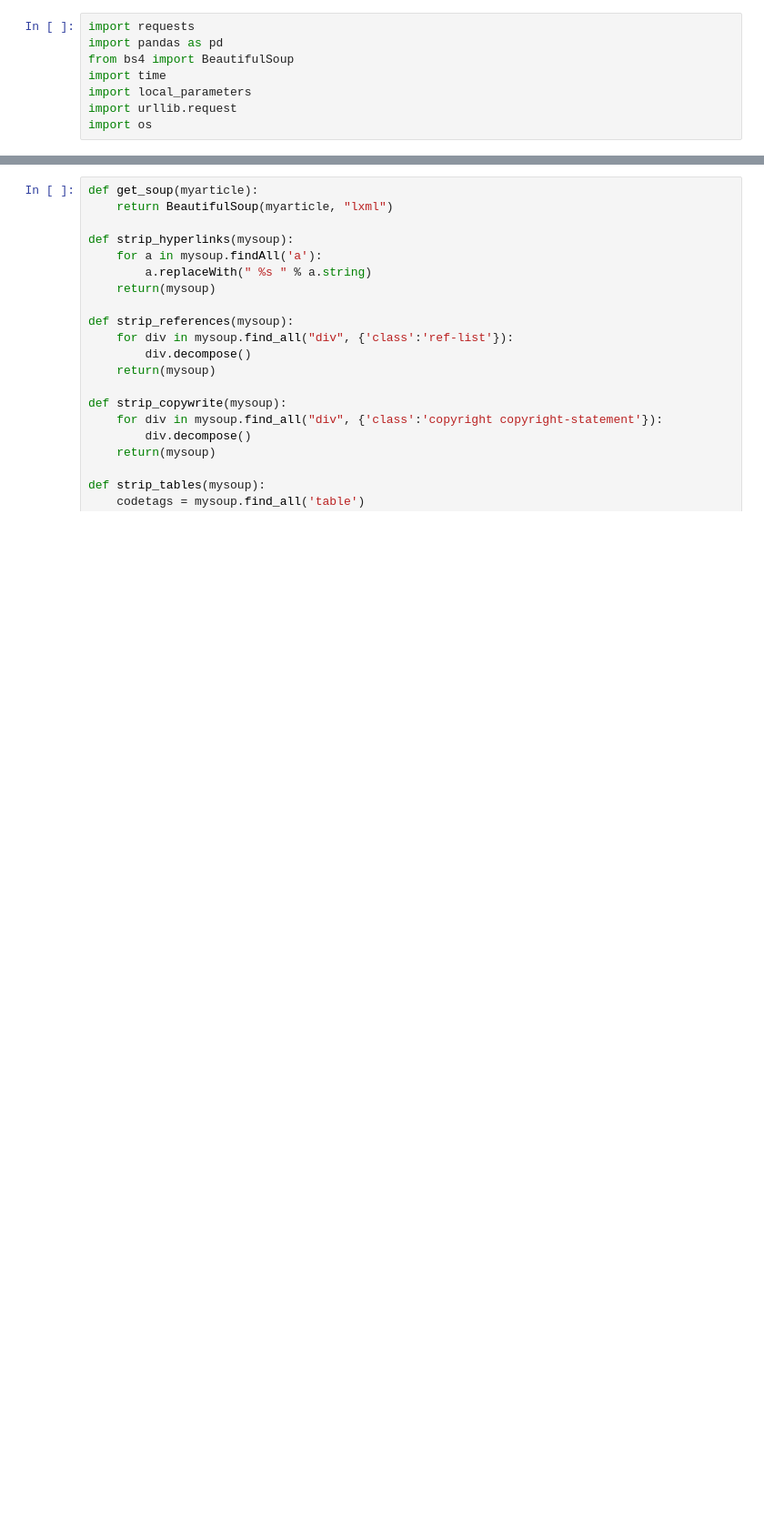
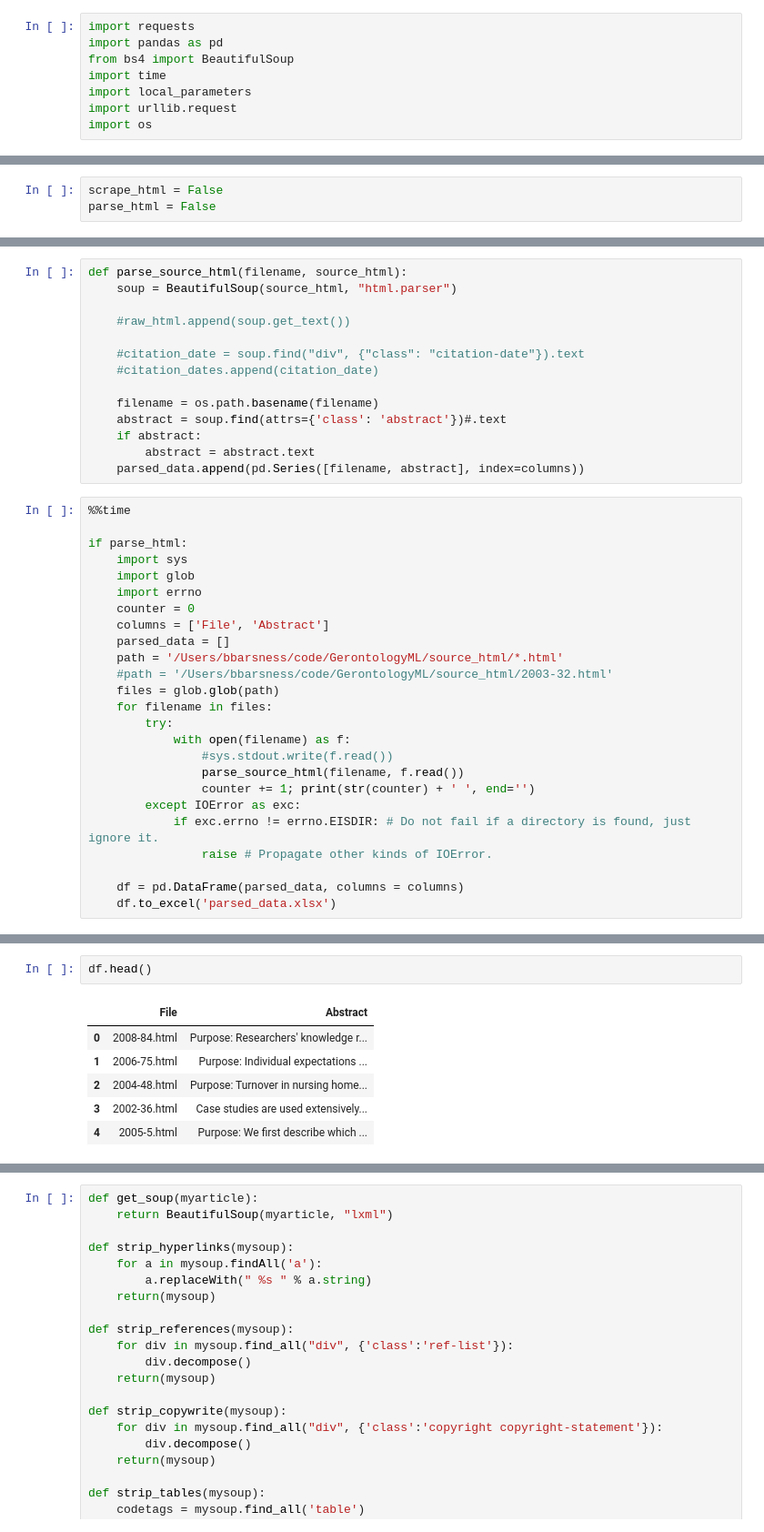
Before and after one commit to bcbarsness/GerontologyML, a Jupyter notebook: Parser.ipynb, the cells around one changed output, grey strips where cells are left out. Shown at 91% size. Saved outputs shown, nothing was run; the diff lists cells and outputs as text; blank space fills up the shorter version.

Commit message:
scrape, parse

```diff
--- a/Parser.ipynb
+++ b/Parser.ipynb
@@ -14,0 +9,3 @@ session = requests.session()
+# %%
+scrape_html = False
+parse_html = False
@@ -85,0 +83,39 @@ def get_url_source_html(url):
+# %%
+def parse_source_html(filename, source_html):
+    soup = BeautifulSoup(source_html, "html.parser")
+
+    #raw_html.append(soup.get_text())
+
+    #citation_date = soup.find("div", {"class": "citation-date"}).text
+    #citation_dates.append(citation_date)
+
+    filename = os.path.basename(filename)
+    abstract = soup.find(attrs={'class': 'abstract'})#.text
+    if abstract:
+        abstract = abstract.text
+    parsed_data.append(pd.Series([filename, abstract], index=columns))
+# %%
+%%time
+
+if parse_html:
+    import sys
+    import glob
+    import errno
+    counter = 0
+    columns = ['File', 'Abstract']
+    parsed_data = []
+    path = '/Users/bbarsness/code/GerontologyML/source_html/*.html'
+    #path = '/Users/bbarsness/code/GerontologyML/source_html/2003-32.html'
+    files = glob.glob(path)
+    for filename in files:
+        try:
+            with open(filename) as f:
+                #sys.stdout.write(f.read())
+                parse_source_html(filename, f.read())
+                counter += 1; print(str(counter) + ' ', end='')
+        except IOError as exc:
+            if exc.errno != errno.EISDIR: # Do not fail if a directory is found, just ignore it.
+                raise # Propagate other kinds of IOError.
+
+    df = pd.DataFrame(parsed_data, columns = columns)
+    df.to_excel('parsed_data.xlsx')
@@ -85,0 +125,9 @@ def get_url_source_html(url):
+# %%
+df.head()
+# %% [output]
+|  | File | Abstract |
+| 0 | 2008-84.html | Purpose: Researchers' knowledge r... |
+| 1 | 2006-75.html | Purpose: Individual expectations ... |
+| 2 | 2004-48.html | Purpose: Turnover in nursing home... |
+| 3 | 2002-36.html | Case studies are used extensively... |
+| 4 | 2005-5.html | Purpose: We first describe which ... |
```
Also changed, not shown: parts of 23 cells of this notebook.
